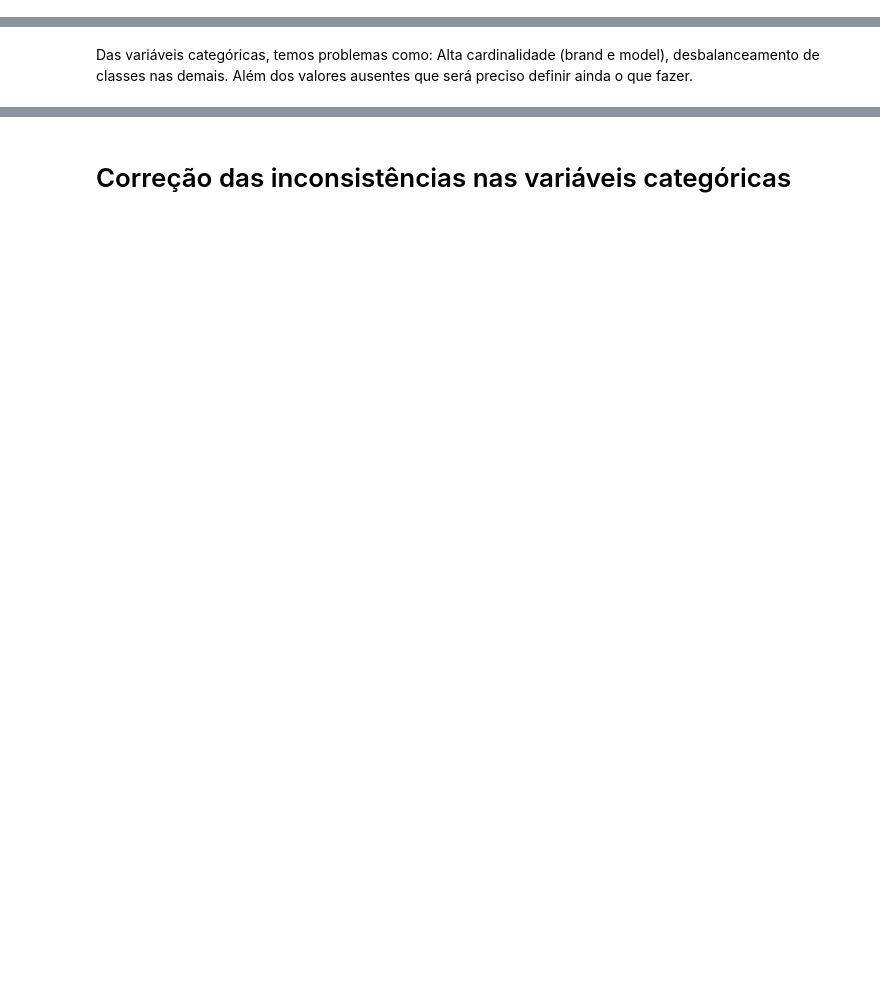
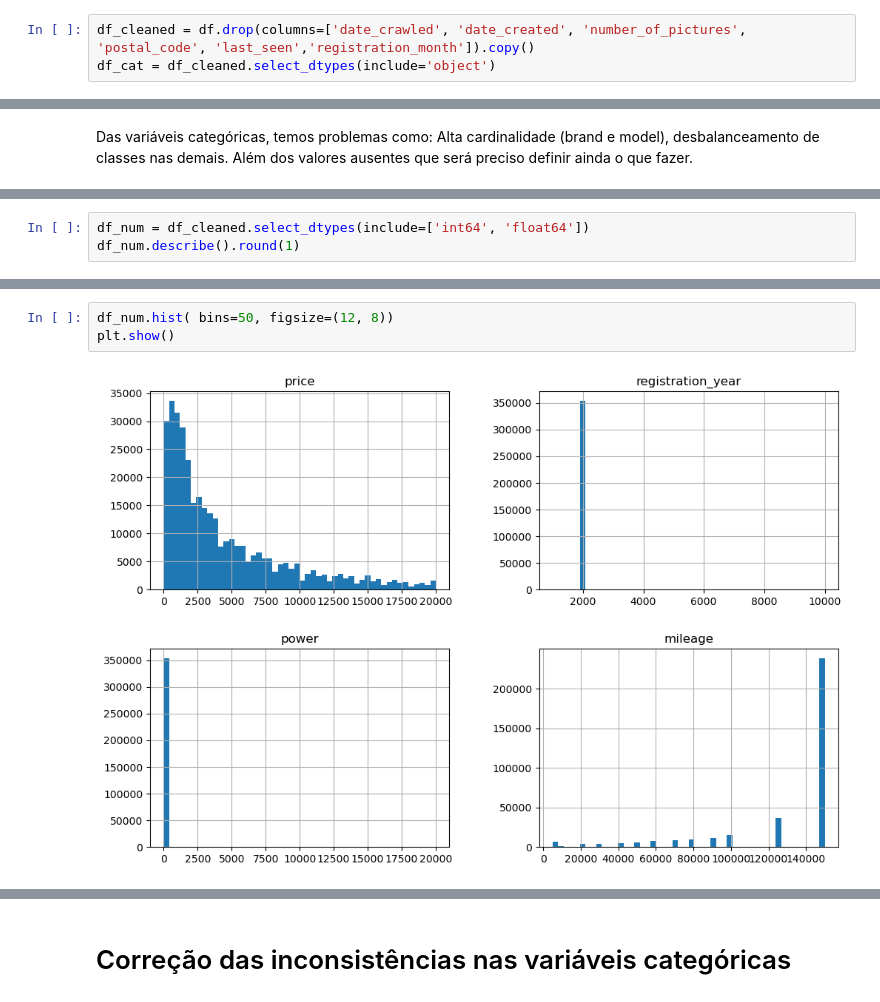
Before and after one commit to Angelaidt/Sprint-12-Rusty-Bargain, a Jupyter notebook: notebook _sprint_12.ipynb, the cells around one changed output, grey strips where cells are left out. Drawn from its saved outputs; the diff is of its cells as text; blank space fills up the shorter version.

```diff
--- a/notebook _sprint_12.ipynb
+++ b/notebook _sprint_12.ipynb
@@ -163 +176,4 @@ Analisar as váriaveis catégoricas: - vehicle_type | gearbox | model | fuel_typ
+# %%
+df_cleaned = df.drop(columns=['date_crawled', 'date_created', 'number_of_pictures', 'postal_code', 'last_seen','registration_month']).copy()
+df_cat = df_cleaned.select_dtypes(include='object')
 # %%
@@ -280,0 +288,3 @@ Das variáveis categóricas, temos problemas como: Alta cardinalidade (brand e m
+# %%
+df_num = df_cleaned.select_dtypes(include=['int64', 'float64'])
+df_num.describe().round(1)
@@ -280,0 +375,5 @@ Das variáveis categóricas, temos problemas como: Alta cardinalidade (brand e m
+# %%
+df_num.hist( bins=50, figsize=(12, 8))
+plt.show()
+# %% [output]
+[figure, added]
```
Also changed, not shown: parts of 37 cells of this notebook.
